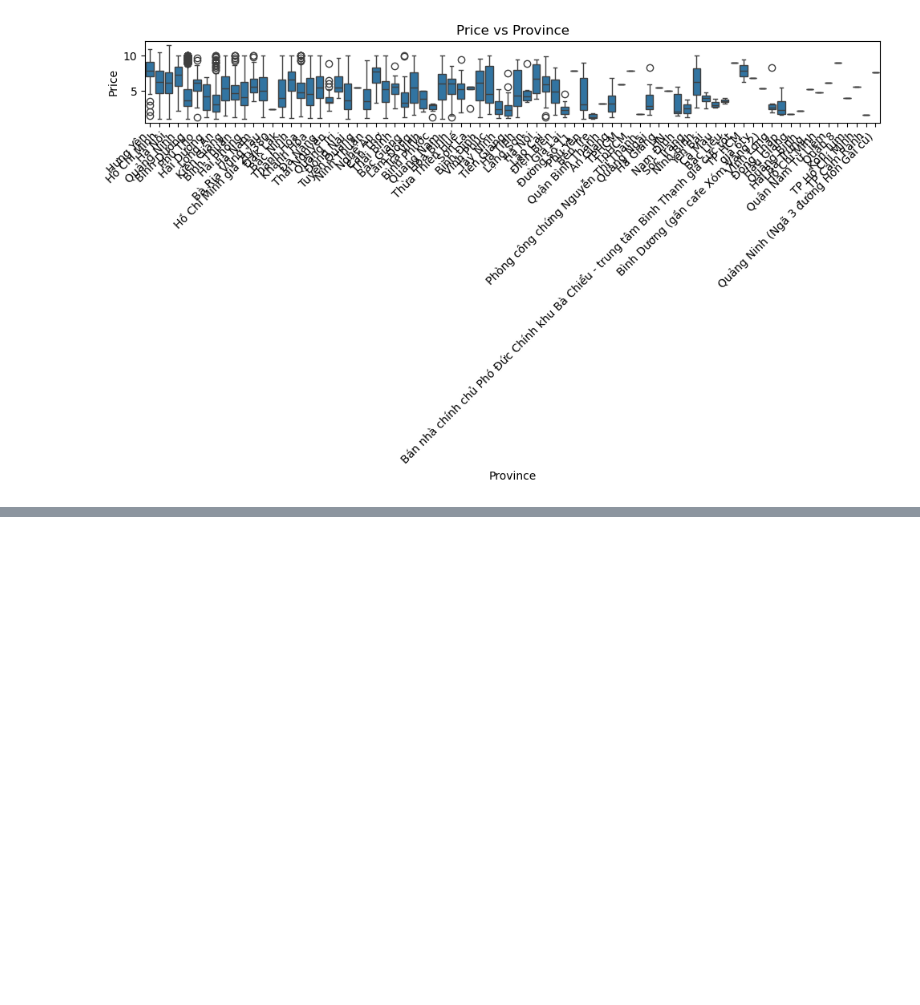
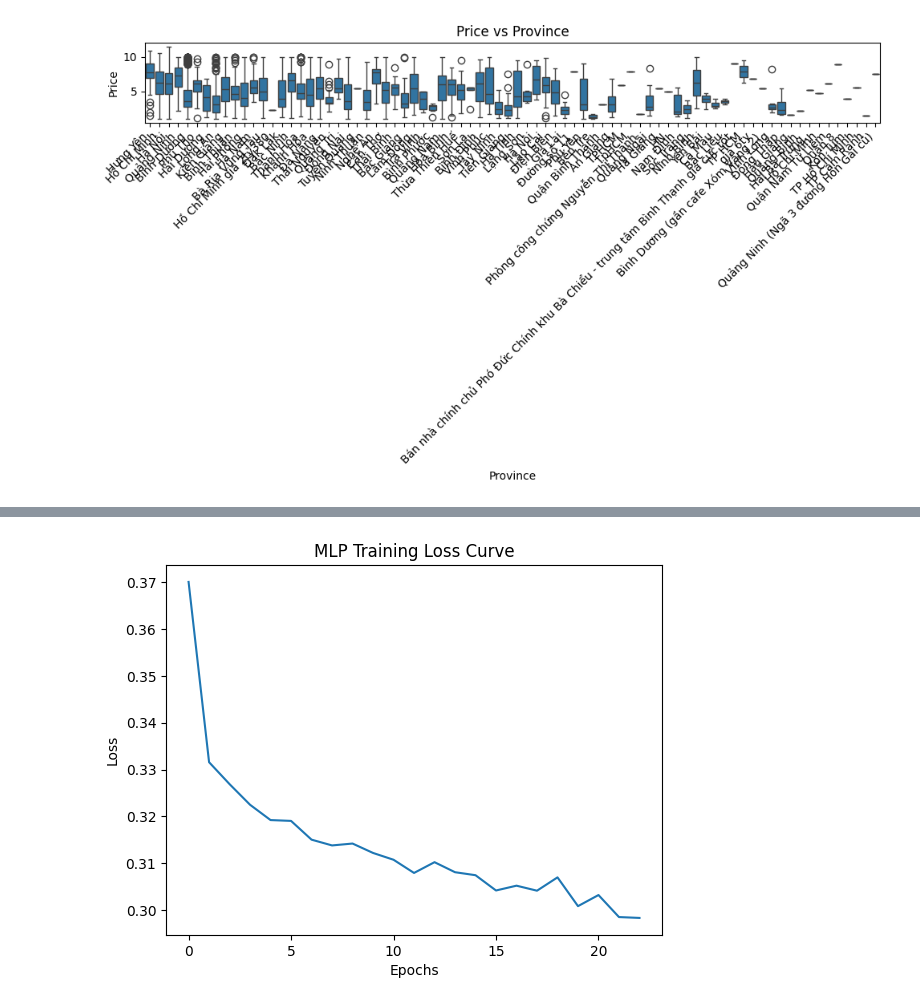
Before and after one commit to JohndayN/DoAnPTDLvHS, a Jupyter notebook: DoAn.ipynb, the cells around one changed output, grey strips where cells are left out. Drawn from its saved outputs; the diff is of its cells as text; code cells hidden in the pictures; blank space fills up the shorter version.

```diff
--- a/DoAn.ipynb
+++ b/DoAn.ipynb
@@ -268,0 +269,91 @@ plt.show()
+# %%
+from sklearn.model_selection import train_test_split, GridSearchCV
+from sklearn.neural_network import MLPRegressor
+from sklearn.metrics import mean_absolute_error
+
+def load_data(filename):
+    df = pd.read_csv(filename)
+    df = df.select_dtypes(include=[np.number]).dropna()  # Ensure only numeric columns
+    X = df.drop(columns=["Price"], errors="ignore")  # Features
+    y = df["Price"] if "Price" in df.columns else df.iloc[:, -1]  # Target
+
+    return train_test_split(X, y, test_size=0.2, random_state=42)
+
+# Function to normalize data
+def normalize_data(X_train, X_test, y_train, y_test):
+    scaler_X = StandardScaler()
+    scaler_y = StandardScaler()
+
+    # Fit only on training data
+    X_train_scaled = scaler_X.fit_transform(X_train)
+    X_test_scaled = scaler_X.transform(X_test)  # Use the same scaler
+
+    y_train_scaled = scaler_y.fit_transform(y_train.values.reshape(-1, 1)).flatten()
+    y_test_scaled = scaler_y.transform(y_test.values.reshape(-1, 1)).flatten()  # Use the same scaler
+
+    return X_train_scaled, X_test_scaled, y_train_scaled, y_test_scaled, scaler_y
+
+def train_mlp(X_train, X_test, y_train, y_test, scaler_y, hidden_layers=(128, 64), max_iter=500):
+    param_grid = {
+        "hidden_layer_sizes": [(64, 32), (128, 64), (256, 128, 64)],
+        "activation": ["relu", "tanh"],
+        "learning_rate_init": [0.001, 0.01],
+        "max_iter": [500]
+    }
+
+    mlp = MLPRegressor(solver="adam", random_state=42, early_stopping=True)
+
+    grid_search = GridSearchCV(mlp, param_grid, cv=3, scoring="neg_mean_absolute_error", n_jobs=-1)
+    grid_search.fit(X_train, y_train)
+
+    best_model = grid_search.best_estimator_
+    print(f"Best parameters found: {grid_search.best_params_}")
+
+    # Predict and inverse transform
+    y_pred_scaled = best_model.predict(X_test)
+    y_pred = scaler_y.inverse_transform(y_pred_scaled.reshape(-1, 1)).flatten()  # Convert back
+
+    # Evaluate model
+    mae = mean_absolute_error(scaler_y.inverse_transform(y_test.reshape(-1, 1)), y_pred.reshape(-1, 1))
+    print(f"y_pred: {y_pred.shape}")
+    print(f"Test MAE: {mae:.2f}")
+
+    # Plot learning curve
+    plt.plot(best_model.loss_curve_)
+    plt.xlabel("Epochs")
+    plt.ylabel("Loss")
+    plt.title("MLP Training Loss Curve")
+    plt.show()
+
+    return best_model
+
+# Main function
+def main():
+    # Load the csv file in
+    filename1="vietnam_housing_dataset.csv"
+    X_train, X_test, y_train, y_test = load_data(filename1)
+    X_train_scaled, X_test_scaled, y_train_scaled, y_test_scaled, scaler_y = normalize_data(X_train, X_test, y_train, y_test)
+    # Checking the shape of feature and target matrices
+    print("Feature matrix (X_train):", X_train.shape)
+    print("Target matrix (y_train):", y_train.shape)
+    print("Feature matrix (X_test):", X_test.shape)
+    print("Target matrix (y_test):", y_test.shape)
+    # Train the MLP model using Scikit-Learn
+    train_mlp(X_train_scaled, X_test_scaled, y_train_scaled, y_test_scaled, scaler_y, hidden_layers=(128, 64), max_iter=500)
+
+    # Load the csv file in
+    filename2="vietnam_housing_dataset_cleaned_data.csv"
+    X_train, X_test, y_train, y_test = load_data(filename2)
+    X_train_scaled, X_test_scaled, y_train_scaled, y_test_scaled, scaler_y = normalize_data(X_train, X_test, y_train, y_test)
+    # Checking the shape of feature and target matrices
+    print("Feature matrix (X_train):", X_train.shape)
+    print("Target matrix (y_train):", y_train.shape)
+    print("Feature matrix (X_test):", X_test.shape)
+    print("Target matrix (y_test):", y_test.shape)
+    # Train the MLP model using Scikit-Learn
+    train_mlp(X_train_scaled, X_test_scaled, y_train_scaled, y_test_scaled, scaler_y, hidden_layers=(128, 64), max_iter=500)
+
+# Run main function
+if __name__ == "__main__":
+    main()
+# %% [output]
@@ -268,0 +367 @@ plt.show()
+[figure, added]
```
Also changed, not shown: parts of 9 cells of this notebook, 1 other file.
